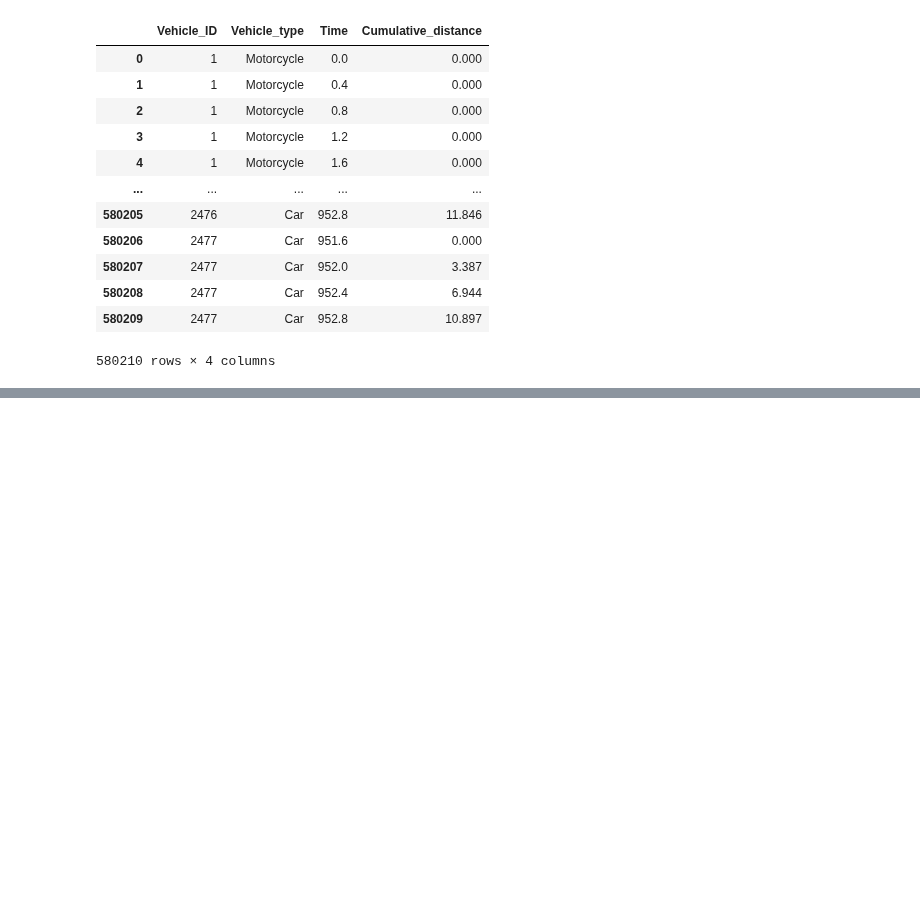
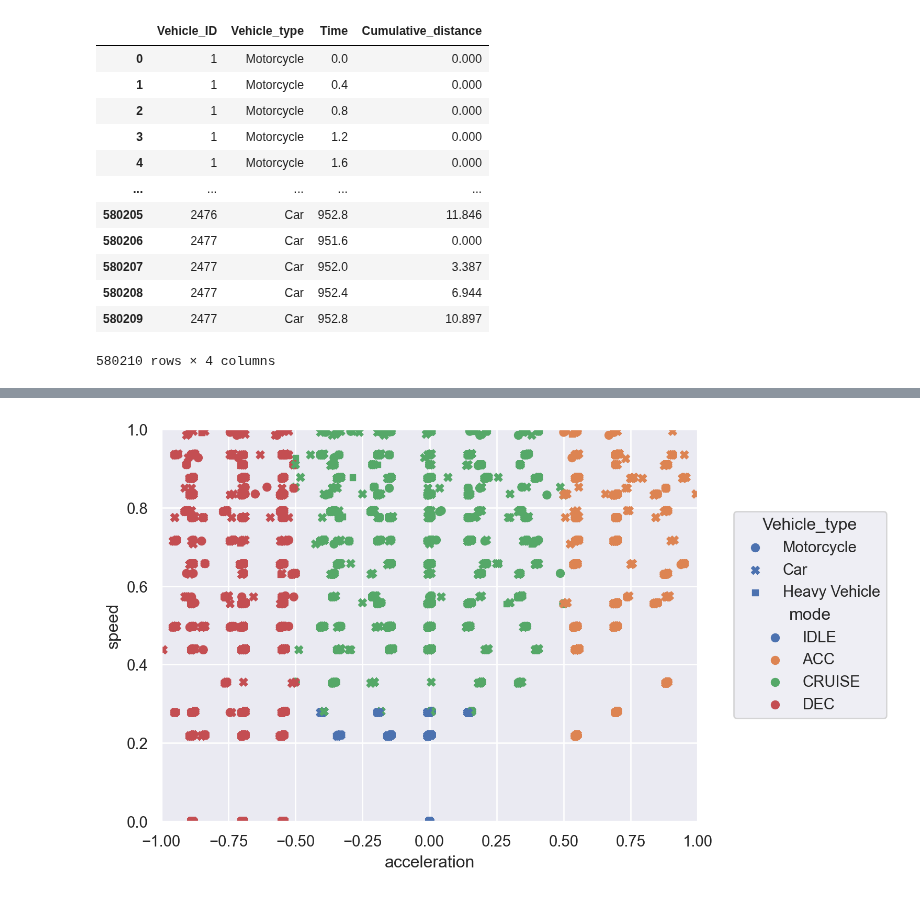
Before and after one commit to s221568/Trafic, a Jupyter notebook: Lab 2/JA.ipynb, the cells around one changed output, grey strips where cells are left out. Drawn from its saved outputs; the diff is of its cells as text; code cells hidden in the pictures; blank space fills up the shorter version.

```diff
--- a/Lab 2/JA.ipynb
+++ b/Lab 2/JA.ipynb
@@ -64,0 +59,8 @@ AttributeError: 'function' object has no attribute 'unique'
+# %%
+df["mode"] = "IDLE"
+df.loc[df.acceleration > 0.5, "mode"] = "ACC"
+df.loc[df.acceleration < -0.5, "mode"] = "DEC"
+df.loc[(df.speed > 0.28) * (abs(df.acceleration)<=0.5), "mode"] = "CRUISE"
+
+display(df)
+df["mode"].value_counts()
@@ -64,0 +87,10 @@ AttributeError: 'function' object has no attribute 'unique'
+# %%
+(
+    so.Plot(df, x="acceleration", y="speed", marker="Vehicle_type", color="mode")
+    .add(so.Dot())
+    .scale(color=so.Nominal())
+    .limit(x=(-1,1), y=(0,1))
+    .plot()
+)
+# %% [output]
+[figure, added]
```
Also changed, not shown: parts of 6 cells of this notebook.
